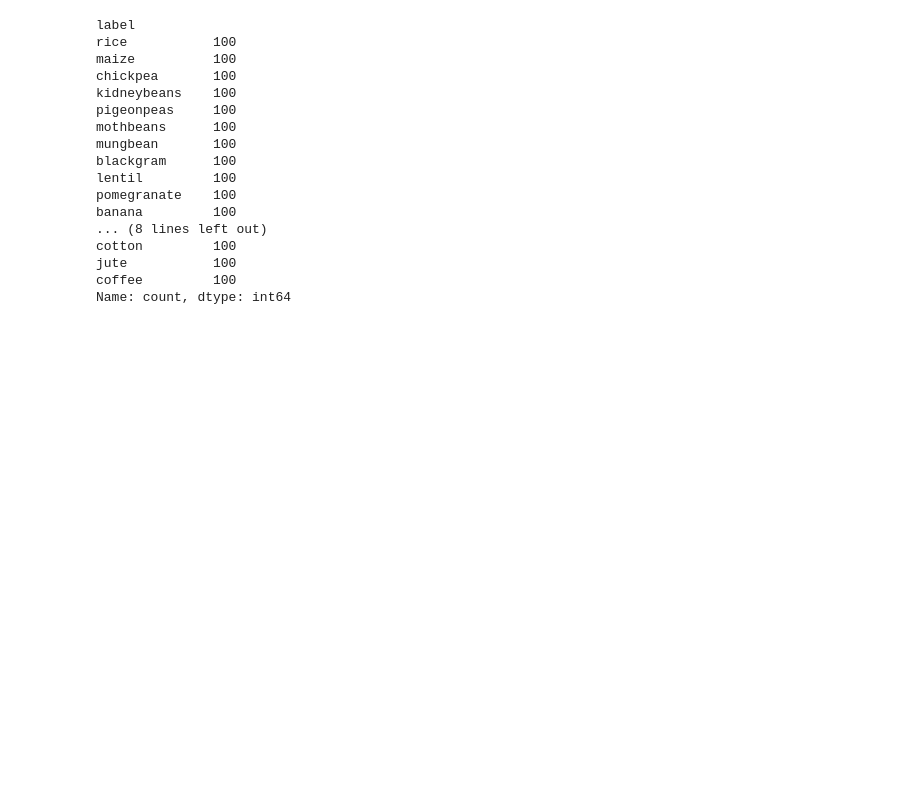
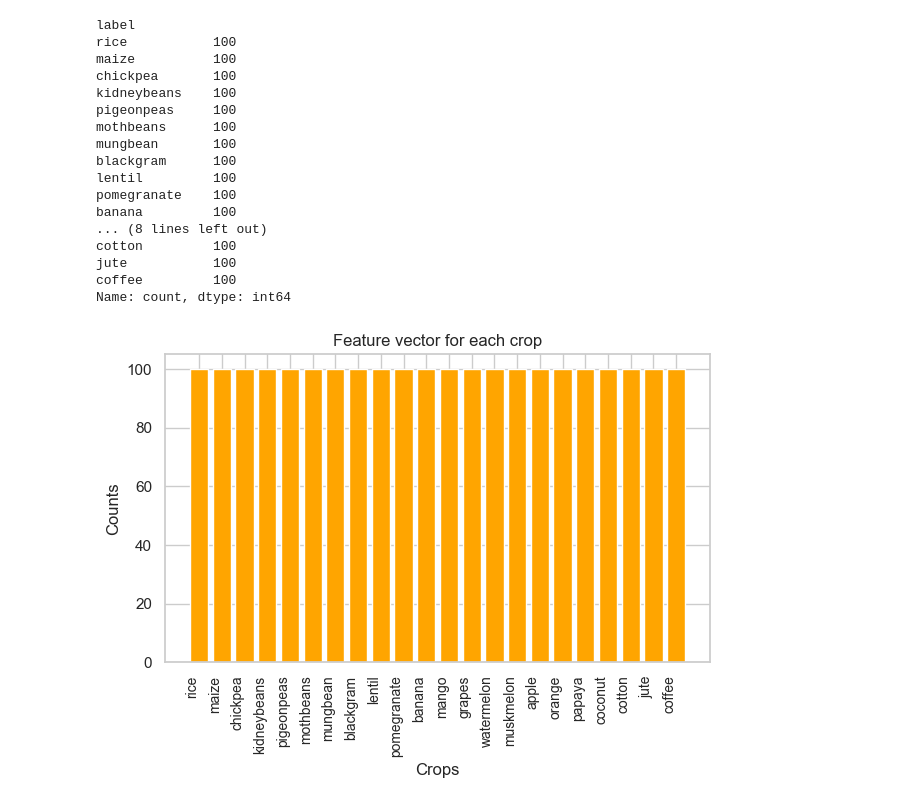
Before and after one commit to SamarBhattarai/Crop-Recommendation-System, a Jupyter notebook: crop.ipynb, the cells around one changed output. Cells and saved outputs as stored; diff of their text form; code cells hidden in the pictures; blank space fills up the shorter version.

```diff
--- a/crop.ipynb
+++ b/crop.ipynb
@@ -120,10 +120,12 @@ jute           100
 coffee         100
 Name: count, dtype: int64
 # %%
-series = df.isnull().sum()
-# print(series)
-# print(series["ph"])
-
-# List Comprehension
-list = [series[var] for var in df.columns]
-# print(list)
+plt.bar(df["label"].unique(),df["label"].value_counts(),color = "orange")
+plt.xlabel("Crops")
+plt.xticks(rotation=90, ha='right', fontsize=10)  # Rotate labels, align right, adjust font size
+plt.ylabel("Counts")
+plt.title("Feature vector for each crop")
+plt.tight_layout()
+plt.show()
+# %% [output]
+[figure, added]
```
Also changed, not shown: parts of 33 cells of this notebook, 12 other files.
